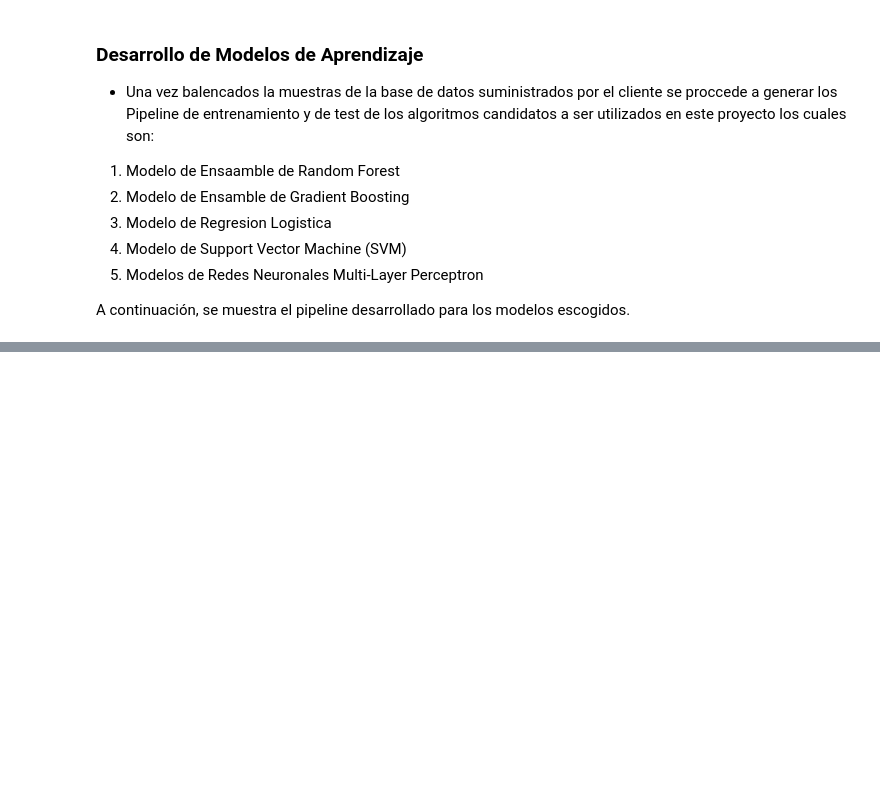
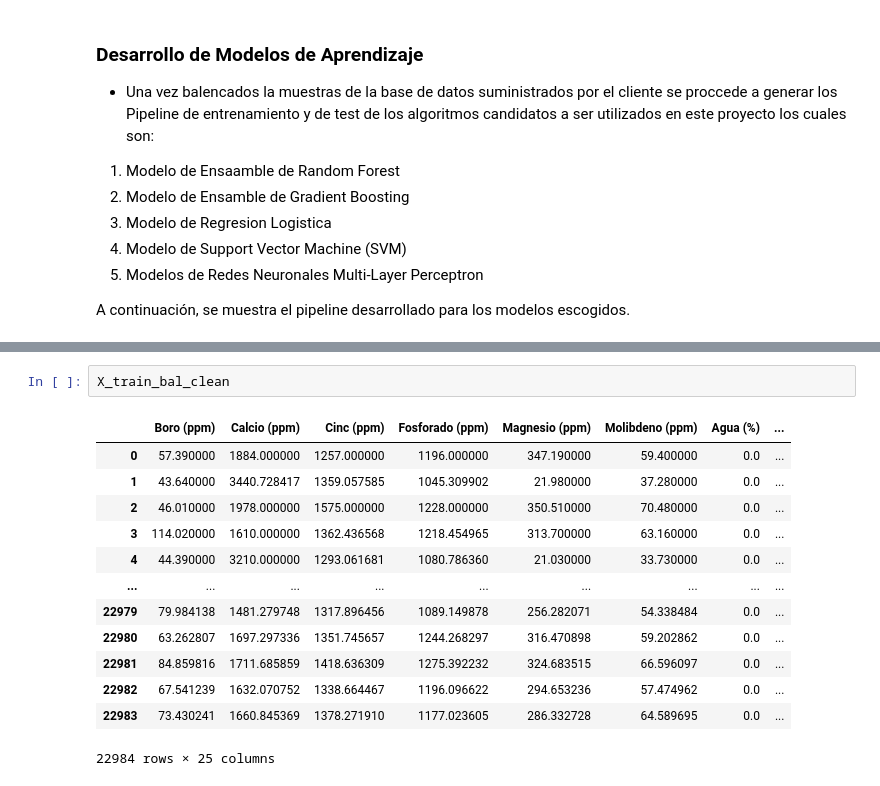
Before and after one commit to darturo12/Tesis-de-Grado-MIAD-, a Jupyter notebook: Modelos_ML/Modelos_Ensamble.ipynb, the cells around one changed output, grey strips where cells are left out. Cells and saved outputs as stored; diff of their text form; blank space fills up the shorter version.

```diff
--- a/Modelos_ML/Modelos_Ensamble.ipynb
+++ b/Modelos_ML/Modelos_Ensamble.ipynb
@@ -803,0 +825,16 @@ Name: count, dtype: int64
+# %%
+X_train_bal_clean
+# %% [output]
+|  | Boro (ppm) | Calcio (ppm) | Cinc (ppm) | Fosforado (ppm) | Magnesio (ppm) | Molibdeno (ppm) | Agua (%) | ... |
+| 0 | 57.390000 | 1884.000000 | 1257.000000 | 1196.000000 | 347.190000 | 59.400000 | 0.0 | ... |
+| 1 | 43.640000 | 3440.728417 | 1359.057585 | 1045.309902 | 21.980000 | 37.280000 | 0.0 | ... |
+| 2 | 46.010000 | 1978.000000 | 1575.000000 | 1228.000000 | 350.510000 | 70.480000 | 0.0 | ... |
+| 3 | 114.020000 | 1610.000000 | 1362.436568 | 1218.454965 | 313.700000 | 63.160000 | 0.0 | ... |
+| 4 | 44.390000 | 3210.000000 | 1293.061681 | 1080.786360 | 21.030000 | 33.730000 | 0.0 | ... |
+| ... | ... | ... | ... | ... | ... | ... | ... | ... |
+| 22979 | 79.984138 | 1481.279748 | 1317.896456 | 1089.149878 | 256.282071 | 54.338484 | 0.0 | ... |
+| 22980 | 63.262807 | 1697.297336 | 1351.745657 | 1244.268297 | 316.470898 | 59.202862 | 0.0 | ... |
+| 22981 | 84.859816 | 1711.685859 | 1418.636309 | 1275.392232 | 324.683515 | 66.596097 | 0.0 | ... |
+| 22982 | 67.541239 | 1632.070752 | 1338.664467 | 1196.096622 | 294.653236 | 57.474962 | 0.0 | ... |
+| 22983 | 73.430241 | 1660.845369 | 1378.271910 | 1177.023605 | 286.332728 | 64.589695 | 0.0 | ... |
+22984 rows × 25 columns
```
Also changed, not shown: parts of 10 cells of this notebook.
